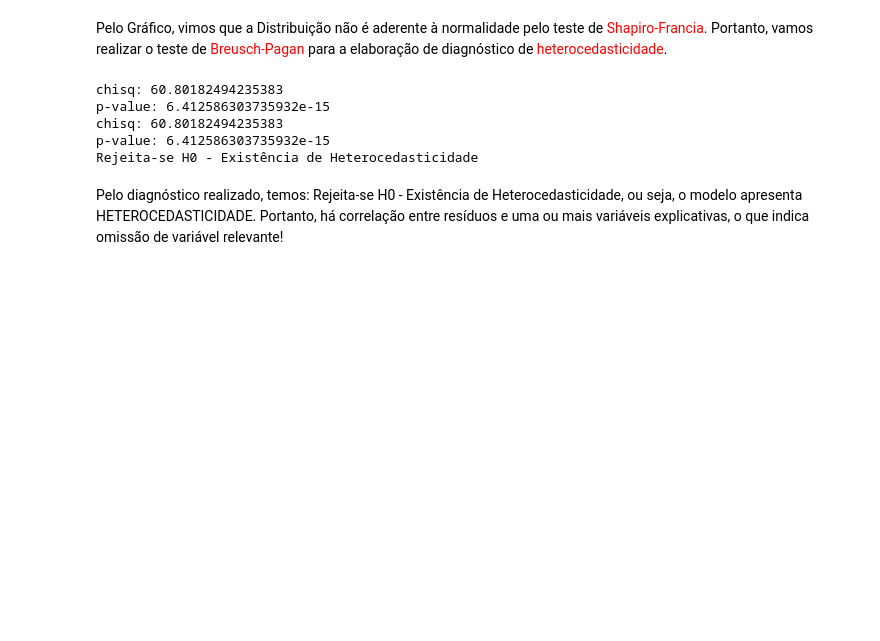
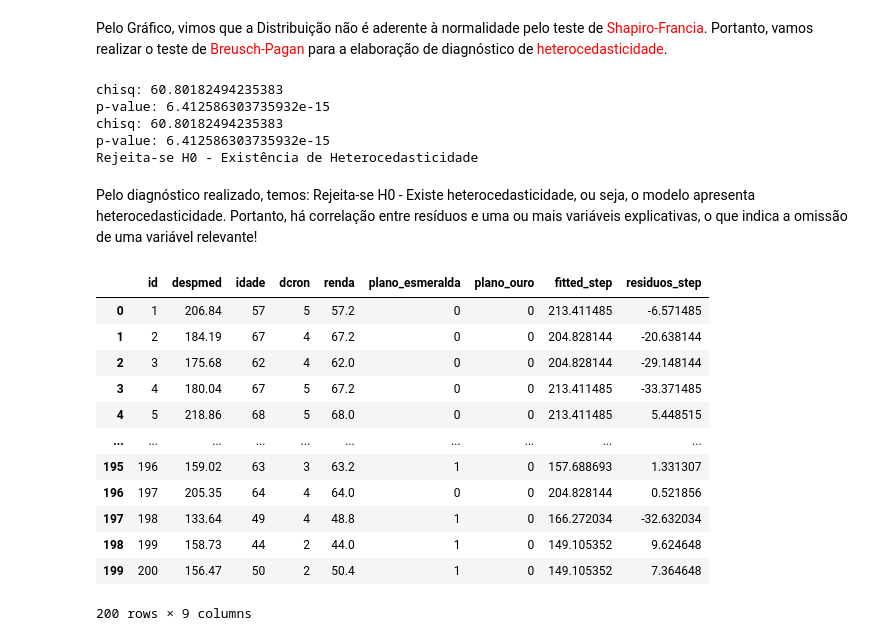
Before and after one commit to DavideDaSilva/Data-Science, a Jupyter notebook: Supervised Machine Learning/Análise de Regressao Simples e Multipla/Regressao Nao Linear Multipla Com Dummies - Plano de Saude/PlanoDeSaude.ipynb, the cells around one changed output. Drawn from its saved outputs; the diff is of its cells as text; code cells hidden in the pictures; blank space fills up the shorter version.

Commit message:
#10-Adicionando fitted values e resíduos

```diff
--- a/Supervised Machine Learning/Análise de Regressao Simples e Multipla/Regressao Nao Linear Multipla Com Dummies - Plano de Saude/PlanoDeSaude.ipynb
+++ b/Supervised Machine Learning/Análise de Regressao Simples e Multipla/Regressao Nao Linear Multipla Com Dummies - Plano de Saude/PlanoDeSaude.ipynb
@@ -320,4 +320,24 @@ chisq: 60.80182494235383
 p-value: 6.412586303735932e-15
 Rejeita-se H0 - Existência de Heterocedasticidade
 # %% [markdown]
-Pelo diagnóstico realizado, temos: Rejeita-se H0 - Existência de Heterocedasticidade, ou seja, o modelo apresenta HETEROCEDASTICIDADE. Portanto, há correlação entre resíduos e uma ou mais variáveis explicativas, o que indica omissão de variável relevante!
+Pelo diagnóstico realizado, temos: Rejeita-se H0 - Existe heterocedasticidade, ou seja, o modelo apresenta heterocedasticidade. Portanto, há correlação entre resíduos e uma ou mais variáveis explicativas, o que indica a omissão de uma variável relevante!
+# %%
+# Adicionando fitted values e resíduos do 'modelo_step_planosaude' no dataframe 'df_planosaude_dummies'
+
+df_planosaude_dummies['fitted_step'] = modelo_step_planosaude.fittedvalues
+df_planosaude_dummies['residuos_step'] = modelo_step_planosaude.resid
+df_planosaude_dummies
+# %% [output]
+|  | id | despmed | idade | dcron | renda | plano_esmeralda | plano_ouro | fitted_step | residuos_step |
+| 0 | 1 | 206.84 | 57 | 5 | 57.2 | 0 | 0 | 213.411485 | -6.571485 |
+| 1 | 2 | 184.19 | 67 | 4 | 67.2 | 0 | 0 | 204.828144 | -20.638144 |
+| 2 | 3 | 175.68 | 62 | 4 | 62.0 | 0 | 0 | 204.828144 | -29.148144 |
+| 3 | 4 | 180.04 | 67 | 5 | 67.2 | 0 | 0 | 213.411485 | -33.371485 |
+| 4 | 5 | 218.86 | 68 | 5 | 68.0 | 0 | 0 | 213.411485 | 5.448515 |
+| ... | ... | ... | ... | ... | ... | ... | ... | ... | ... |
+| 195 | 196 | 159.02 | 63 | 3 | 63.2 | 1 | 0 | 157.688693 | 1.331307 |
+| 196 | 197 | 205.35 | 64 | 4 | 64.0 | 0 | 0 | 204.828144 | 0.521856 |
+| 197 | 198 | 133.64 | 49 | 4 | 48.8 | 1 | 0 | 166.272034 | -32.632034 |
+| 198 | 199 | 158.73 | 44 | 2 | 44.0 | 1 | 0 | 149.105352 | 9.624648 |
+| 199 | 200 | 156.47 | 50 | 2 | 50.4 | 1 | 0 | 149.105352 | 7.364648 |
+200 rows × 9 columns
```
